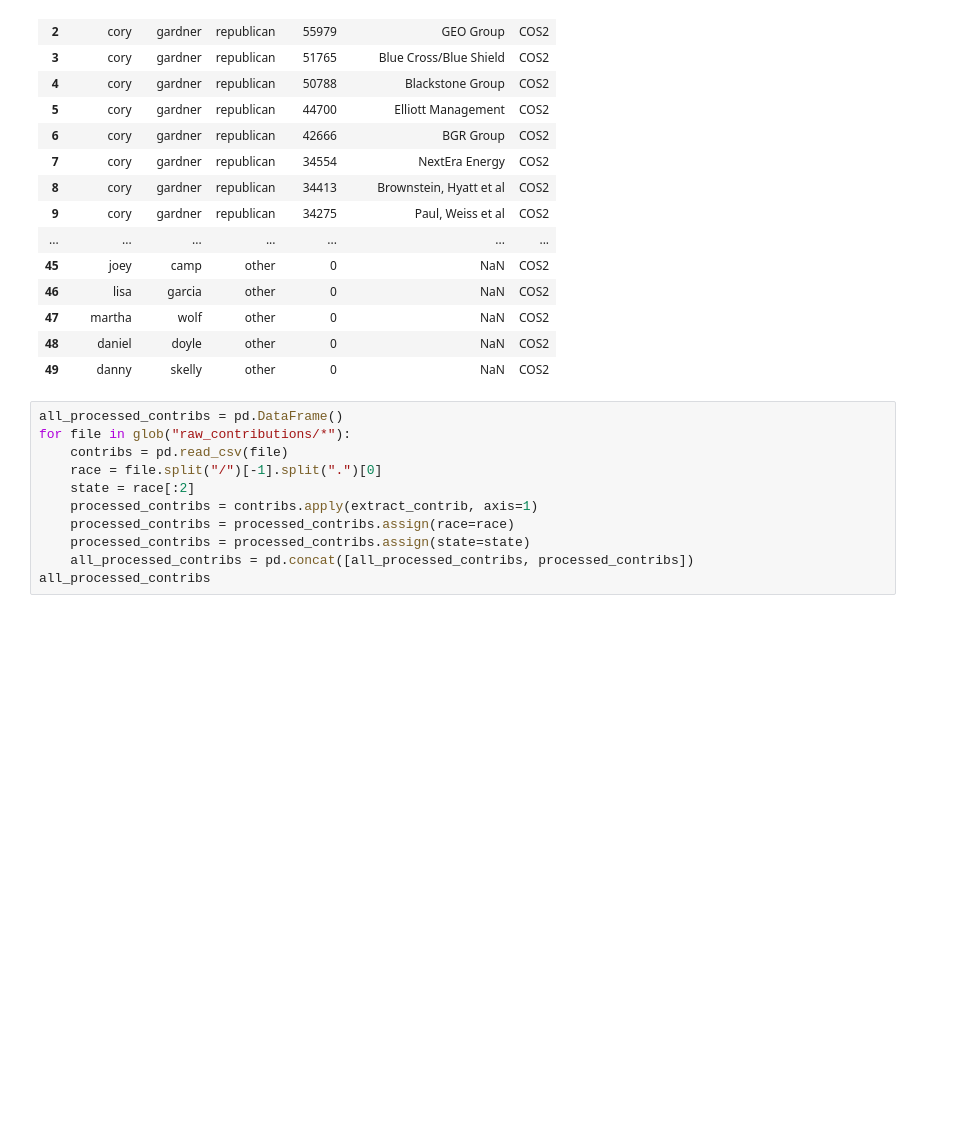
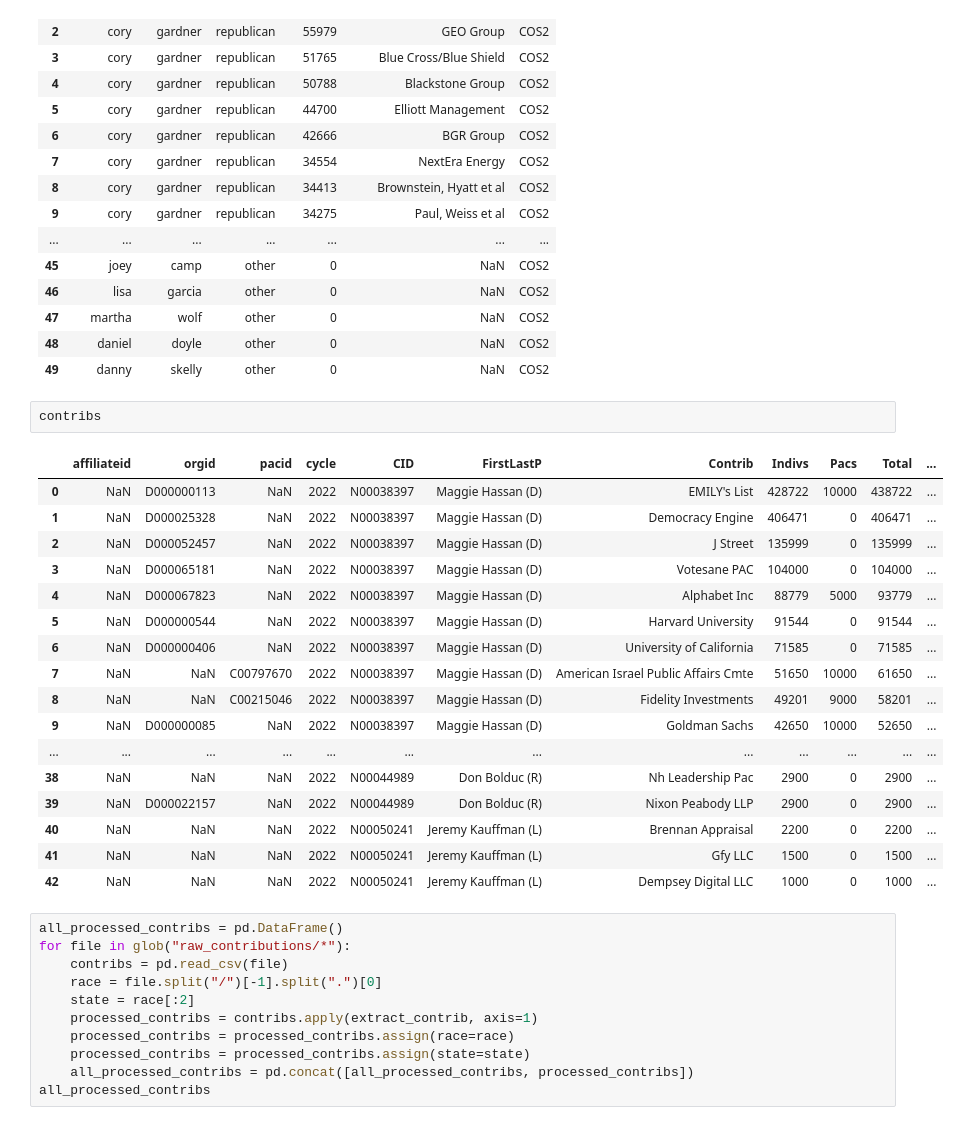
Before and after one commit to Aidankeogh/SenatorGraph, a Jupyter notebook: process_contributors.ipynb, the cells around one changed output. Drawn from its saved outputs; the diff is of its cells as text; blank space fills up the shorter version.

```diff
--- a/process_contributors.ipynb
+++ b/process_contributors.ipynb
@@ -43,6 +43,26 @@ processed_contribs = processed_contribs.assign(race=race)
 | 47 | martha | wolf | other | 0 | NaN | COS2 |
 | 48 | daniel | doyle | other | 0 | NaN | COS2 |
 | 49 | danny | skelly | other | 0 | NaN | COS2 |
+# %%
+contribs
+# %% [output]
+|  | affiliateid | orgid | pacid | cycle | CID | FirstLastP | Contrib | Indivs | Pacs | Total | ... |
+| 0 | NaN | D000000113 | NaN | 2022 | N00038397 | Maggie Hassan (D) | EMILY's List | 428722 | 10000 | 438722 | ... |
+| 1 | NaN | D000025328 | NaN | 2022 | N00038397 | Maggie Hassan (D) | Democracy Engine | 406471 | 0 | 406471 | ... |
+| 2 | NaN | D000052457 | NaN | 2022 | N00038397 | Maggie Hassan (D) | J Street | 135999 | 0 | 135999 | ... |
+| 3 | NaN | D000065181 | NaN | 2022 | N00038397 | Maggie Hassan (D) | Votesane PAC | 104000 | 0 | 104000 | ... |
+| 4 | NaN | D000067823 | NaN | 2022 | N00038397 | Maggie Hassan (D) | Alphabet Inc | 88779 | 5000 | 93779 | ... |
+| 5 | NaN | D000000544 | NaN | 2022 | N00038397 | Maggie Hassan (D) | Harvard University | 91544 | 0 | 91544 | ... |
+| 6 | NaN | D000000406 | NaN | 2022 | N00038397 | Maggie Hassan (D) | University of California | 71585 | 0 | 71585 | ... |
+| 7 | NaN | NaN | C00797670 | 2022 | N00038397 | Maggie Hassan (D) | American Israel Public Affairs Cmte | 51650 | 10000 | 61650 | ... |
+| 8 | NaN | NaN | C00215046 | 2022 | N00038397 | Maggie Hassan (D) | Fidelity Investments | 49201 | 9000 | 58201 | ... |
+| 9 | NaN | D000000085 | NaN | 2022 | N00038397 | Maggie Hassan (D) | Goldman Sachs | 42650 | 10000 | 52650 | ... |
+| ... | ... | ... | ... | ... | ... | ... | ... | ... | ... | ... | ... |
+| 38 | NaN | NaN | NaN | 2022 | N00044989 | Don Bolduc (R) | Nh Leadership Pac | 2900 | 0 | 2900 | ... |
+| 39 | NaN | D000022157 | NaN | 2022 | N00044989 | Don Bolduc (R) | Nixon Peabody LLP | 2900 | 0 | 2900 | ... |
+| 40 | NaN | NaN | NaN | 2022 | N00050241 | Jeremy Kauffman (L) | Brennan Appraisal | 2200 | 0 | 2200 | ... |
+| 41 | NaN | NaN | NaN | 2022 | N00050241 | Jeremy Kauffman (L) | Gfy LLC | 1500 | 0 | 1500 | ... |
+| 42 | NaN | NaN | NaN | 2022 | N00050241 | Jeremy Kauffman (L) | Dempsey Digital LLC | 1000 | 0 | 1000 | ... |
 # %%
 all_processed_contribs = pd.DataFrame()
 for file in glob("raw_contributions/*"):
```
Also changed, not shown: 1 other file.
